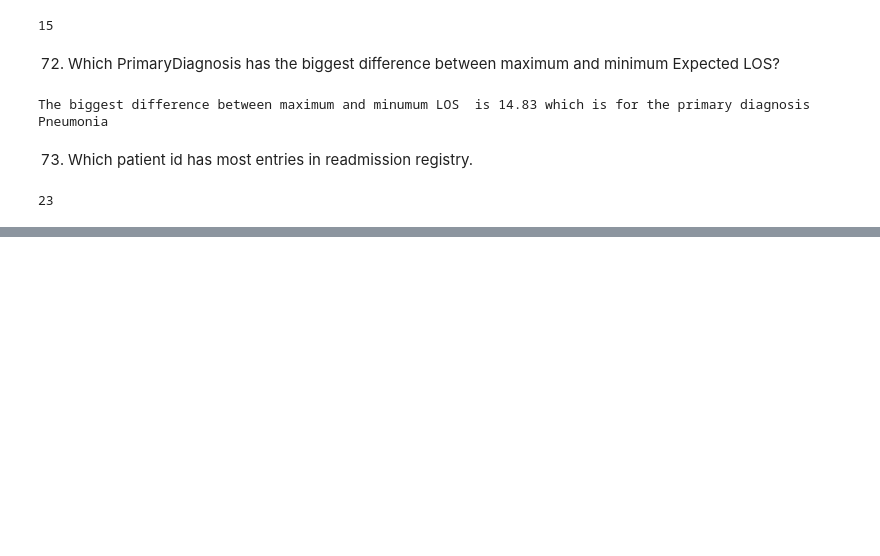
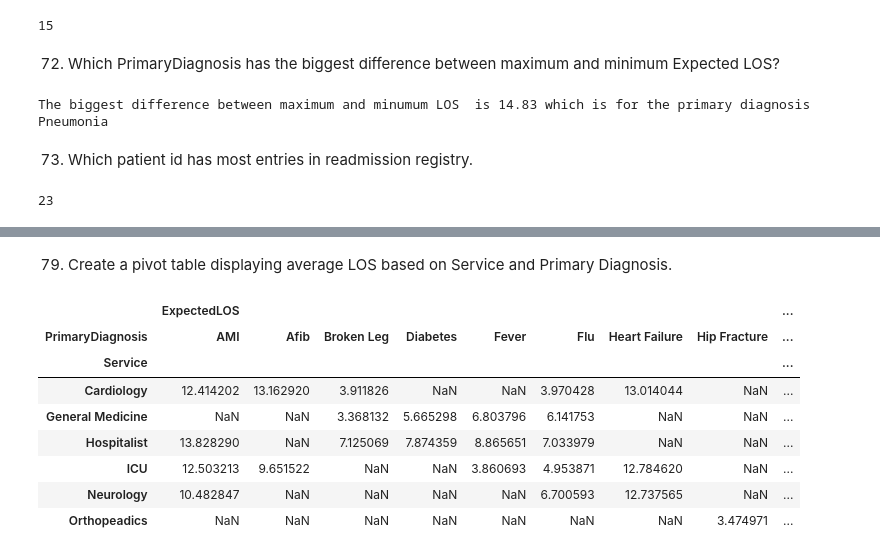
Before and after one commit to ManishaRao06/Python-Hackathon-Winners-Team-Data-Pyrates, a Jupyter notebook: Data Pyrates 61_80.ipynb, the cells around one changed output, grey strips where cells are left out. Drawn from its saved outputs; the diff is of its cells as text; code cells hidden in the pictures; blank space fills up the shorter version.

```diff
--- a/Data Pyrates 61_80.ipynb
+++ b/Data Pyrates 61_80.ipynb
@@ -303,0 +356,14 @@ The average Mortality O:E for all patients is 1.69
+# %% [markdown]
+79. Create a pivot table displaying average LOS based on Service and Primary Diagnosis.
+# %%
+pd.pivot_table(df_Dis, index= ['Service'], columns = ['PrimaryDiagnosis'], values=['ExpectedLOS'] )
+# %% [output]
+|  | ExpectedLOS |  |  |  |  |  |  |  | ... |
+| PrimaryDiagnosis | AMI | Afib | Broken Leg | Diabetes | Fever | Flu | Heart Failure | Hip Fracture | ... |
+| Service |  |  |  |  |  |  |  |  | ... |
+| Cardiology | 12.414202 | 13.162920 | 3.911826 | NaN | NaN | 3.970428 | 13.014044 | NaN | ... |
+| General Medicine | NaN | NaN | 3.368132 | 5.665298 | 6.803796 | 6.141753 | NaN | NaN | ... |
+| Hospitalist | 13.828290 | NaN | 7.125069 | 7.874359 | 8.865651 | 7.033979 | NaN | NaN | ... |
+| ICU | 12.503213 | 9.651522 | NaN | NaN | 3.860693 | 4.953871 | 12.784620 | NaN | ... |
+| Neurology | 10.482847 | NaN | NaN | NaN | NaN | 6.700593 | 12.737565 | NaN | ... |
+| Orthopeadics | NaN | NaN | NaN | NaN | NaN | NaN | NaN | 3.474971 | ... |
```
Also changed, not shown: parts of 18 cells of this notebook.
